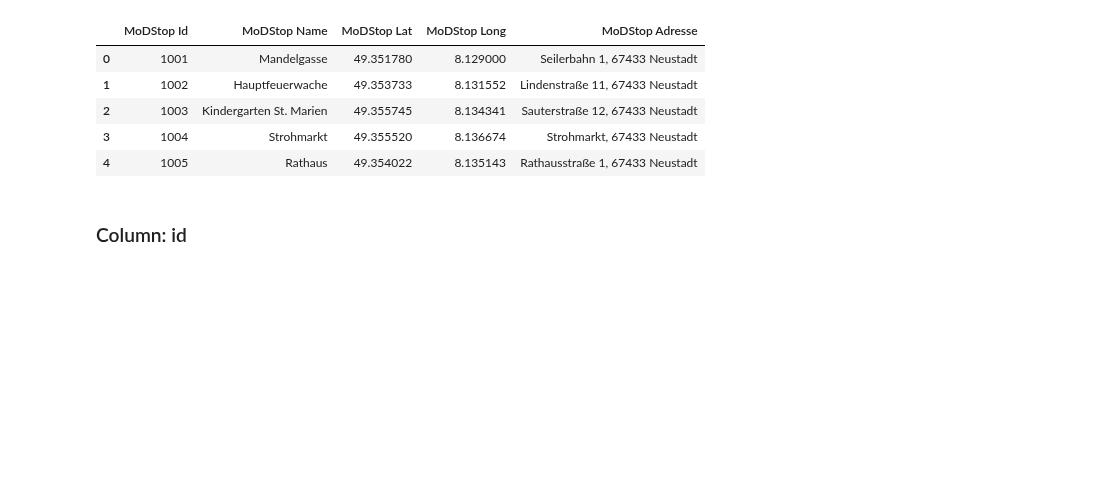
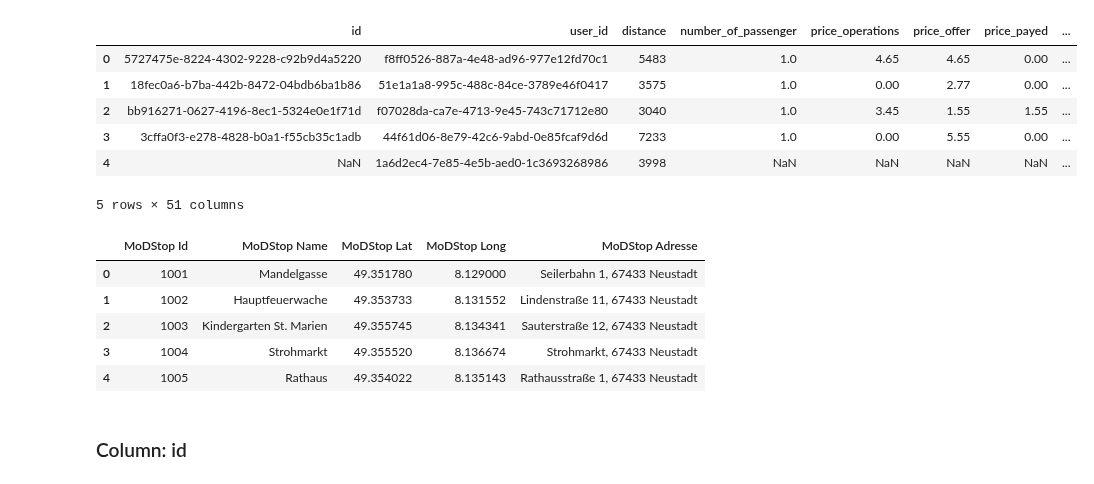
Before and after one commit to Lukas-Dierkes/vehicle-stream-team-project, a Jupyter notebook: vehicle_stream_pipeline/analyse_before_cleaning.ipynb, the cells around one changed output. Cells and saved outputs as stored; diff of their text form; code cells hidden in the pictures; blank space fills up the shorter version.

```diff
--- a/vehicle_stream_pipeline/analyse_before_cleaning.ipynb
+++ b/vehicle_stream_pipeline/analyse_before_cleaning.ipynb
@@ -5,4 +5,11 @@ from datetime import datetime
 # %%
 df = pd.read_csv("../data/mtd_combined.csv", index_col=0)
 df.head()
-df.to_excel("test.xlsx")
+# %% [output]
+|  | id | user_id | distance | number_of_passenger | price_operations | price_offer | price_payed | ... |
+| 0 | 5727475e-8224-4302-9228-c92b9d4a5220 | f8ff0526-887a-4e48-ad96-977e12fd70c1 | 5483 | 1.0 | 4.65 | 4.65 | 0.00 | ... |
+| 1 | 18fec0a6-b7ba-442b-8472-04bdb6ba1b86 | 51e1a1a8-995c-488c-84ce-3789e46f0417 | 3575 | 1.0 | 0.00 | 2.77 | 0.00 | ... |
+| 2 | bb916271-0627-4196-8ec1-5324e0e1f71d | f07028da-ca7e-4713-9e45-743c71712e80 | 3040 | 1.0 | 3.45 | 1.55 | 1.55 | ... |
+| 3 | 3cffa0f3-e278-4828-b0a1-f55cb35c1adb | 44f61d06-8e79-42c6-9abd-0e85fcaf9d6d | 7233 | 1.0 | 0.00 | 5.55 | 0.00 | ... |
+| 4 | NaN | 1a6d2ec4-7e85-4e5b-aed0-1c3693268986 | 3998 | NaN | NaN | NaN | NaN | ... |
+5 rows × 51 columns
```
Also changed, not shown: parts of 10 cells of this notebook, 3 other files.
